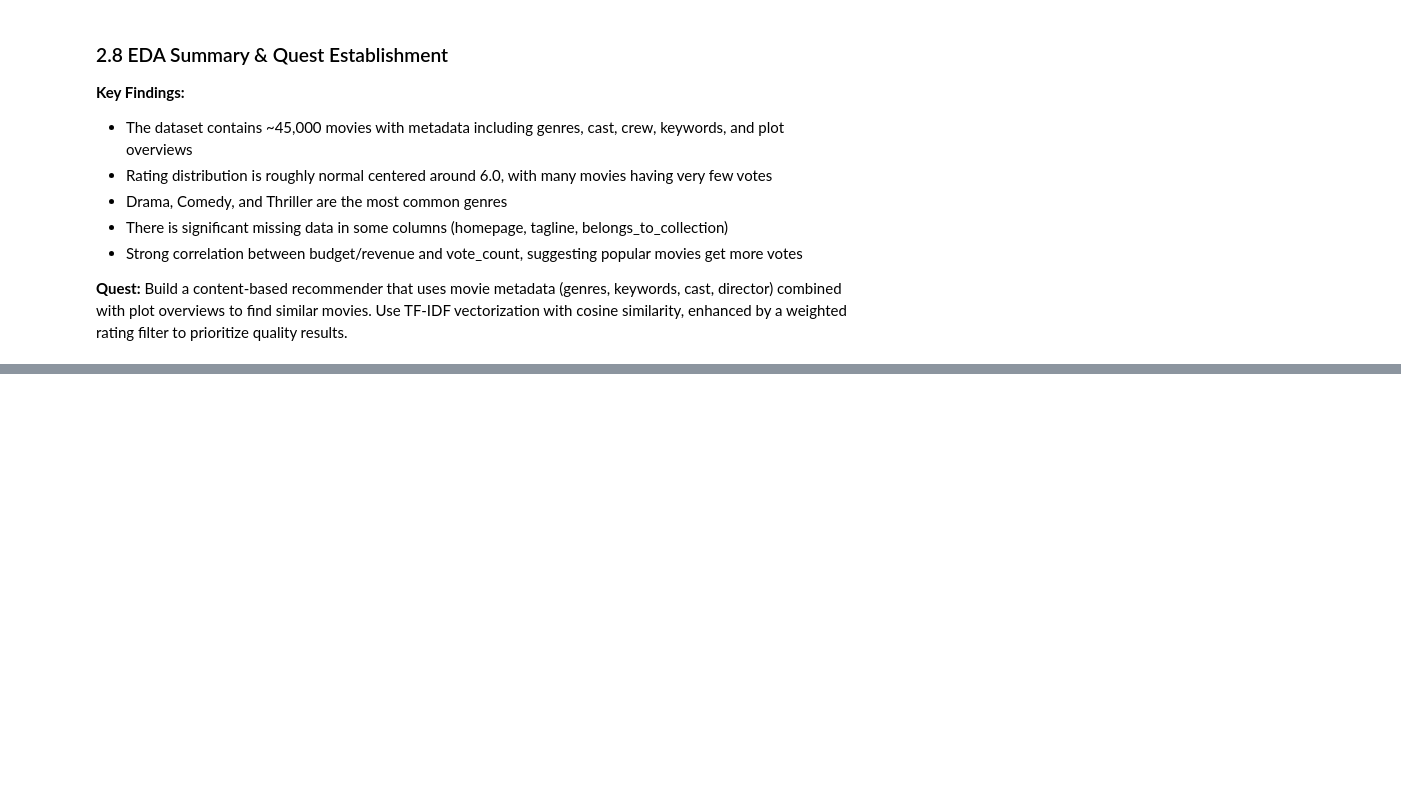
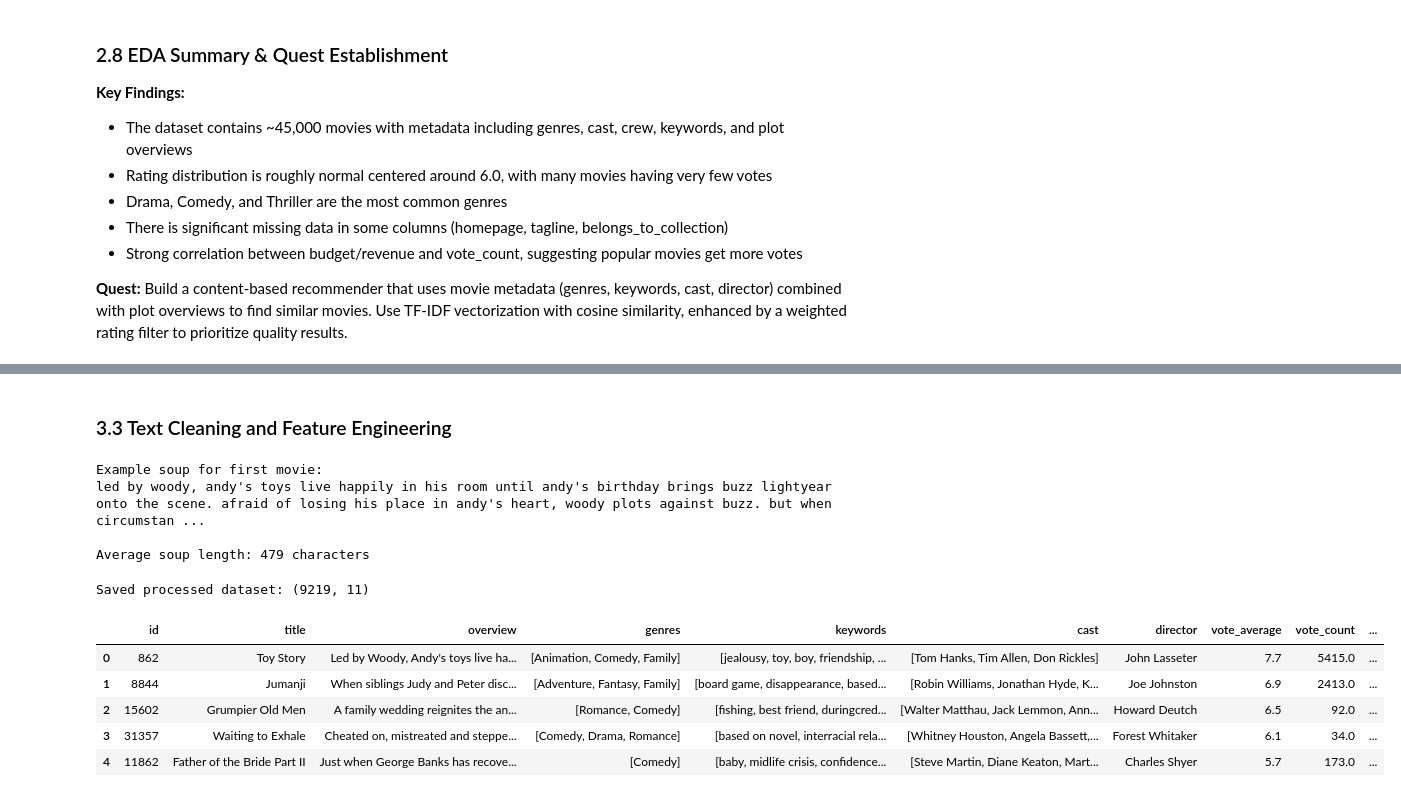
Before and after one commit to riso1410/ISA-Movie-Recommendation, a Jupyter notebook: notebooks/01_eda_and_preprocessing.ipynb, the cells around one changed output, grey strips where cells are left out. Drawn from its saved outputs; the diff is of its cells as text; code cells hidden in the pictures; blank space fills up the shorter version.

Commit message:
feat: add data preprocessing pipeline (1.1B)
Co-Authored-By: Claude Opus 4.6 <noreply@anthropic.com>

```diff
--- a/notebooks/01_eda_and_preprocessing.ipynb
+++ b/notebooks/01_eda_and_preprocessing.ipynb
@@ -269,0 +356,53 @@ Build a content-based recommender that uses movie metadata (genres, keywords, ca
+# %% [markdown]
+### 3.3 Text Cleaning and Feature Engineering
+# %%
+def clean_text(text_list):
+    """Remove spaces from names to create single tokens (e.g., 'Johnny Depp' -> 'johnnydepp')"""
+    if isinstance(text_list, list):
+        return [str(x).lower().replace(' ', '') for x in text_list]
+    return str(text_list).lower().replace(' ', '')
+
+# Apply cleaning
+smd['genres_clean'] = smd['genres'].apply(clean_text)
+smd['keywords_clean'] = smd['keywords'].apply(clean_text)
+smd['cast_clean'] = smd['cast'].apply(clean_text)
+smd['director_clean'] = smd['director'].apply(clean_text)
+
+# Build metadata soup
+def create_soup(row):
+    """Combine all metadata features into a single string for TF-IDF"""
+    genres = ' '.join(row['genres_clean'])
+    keywords = ' '.join(row['keywords_clean'])
+    cast = ' '.join(row['cast_clean'])
+    # Repeat director 3x to give more weight
+    director = ' '.join([row['director_clean']] * 3)
+    overview = str(row['overview']).lower()
+    return f"{overview} {genres} {keywords} {cast} {director}"
+
+smd['soup'] = smd.apply(create_soup, axis=1)
+
+# Show example
+print("Example soup for first movie:")
+print(smd['soup'].iloc[0][:300] + "...")
+print(f"\nAverage soup length: {smd['soup'].str.len().mean():.0f} characters")
+# %% [output]
+Example soup for first movie:
+led by woody, andy's toys live happily in his room until andy's birthday brings buzz lightyear onto the scene. afraid of losing his place in andy's heart, woody plots against buzz. but when circumstan ...
+
+Average soup length: 479 characters
+# %%
+# Select columns to save
+cols_to_save = ['id', 'title', 'overview', 'genres', 'keywords', 'cast', 'director',
+                'vote_average', 'vote_count', 'popularity', 'soup']
+smd_save = smd[cols_to_save].copy()
+smd_save.to_csv('../data/processed/movies_processed.csv', index=False)
+print(f"Saved processed dataset: {smd_save.shape}")
+smd_save.head()
+# %% [output]
+Saved processed dataset: (9219, 11)
+|  | id | title | overview | genres | keywords | cast | director | vote_average | vote_count | ... |
+| 0 | 862 | Toy Story | Led by Woody, Andy's toys live ha... | [Animation, Comedy, Family] | [jealousy, toy, boy, friendship, ... | [Tom Hanks, Tim Allen, Don Rickles] | John Lasseter | 7.7 | 5415.0 | ... |
+| 1 | 8844 | Jumanji | When siblings Judy and Peter disc... | [Adventure, Fantasy, Family] | [board game, disappearance, based... | [Robin Williams, Jonathan Hyde, K... | Joe Johnston | 6.9 | 2413.0 | ... |
+| 2 | 15602 | Grumpier Old Men | A family wedding reignites the an... | [Romance, Comedy] | [fishing, best friend, duringcred... | [Walter Matthau, Jack Lemmon, Ann... | Howard Deutch | 6.5 | 92.0 | ... |
+| 3 | 31357 | Waiting to Exhale | Cheated on, mistreated and steppe... | [Comedy, Drama, Romance] | [based on novel, interracial rela... | [Whitney Houston, Angela Bassett,... | Forest Whitaker | 6.1 | 34.0 | ... |
+| 4 | 11862 | Father of the Bride Part II | Just when George Banks has recove... | [Comedy] | [baby, midlife crisis, confidence... | [Steve Martin, Diane Keaton, Mart... | Charles Shyer | 5.7 | 173.0 | ... |
```
Also changed, not shown: parts of 9 cells of this notebook, 1 other file.
